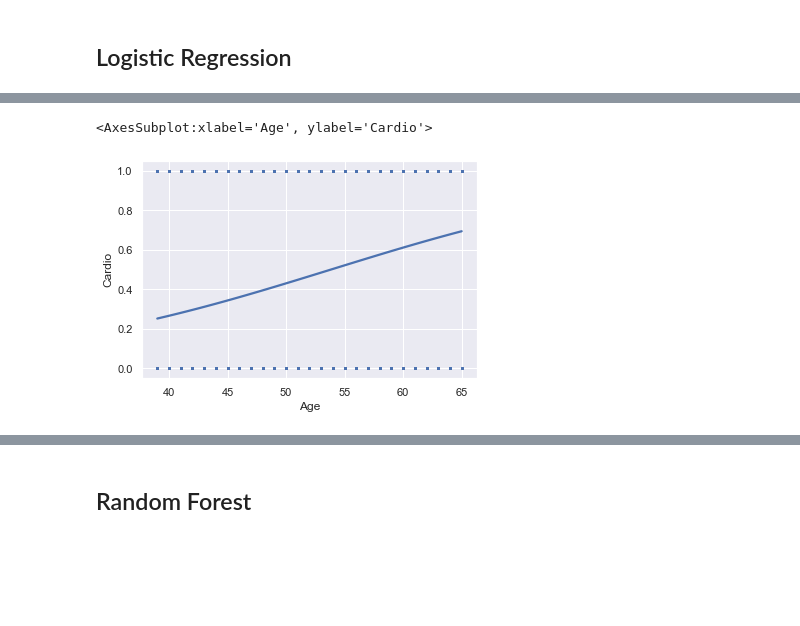
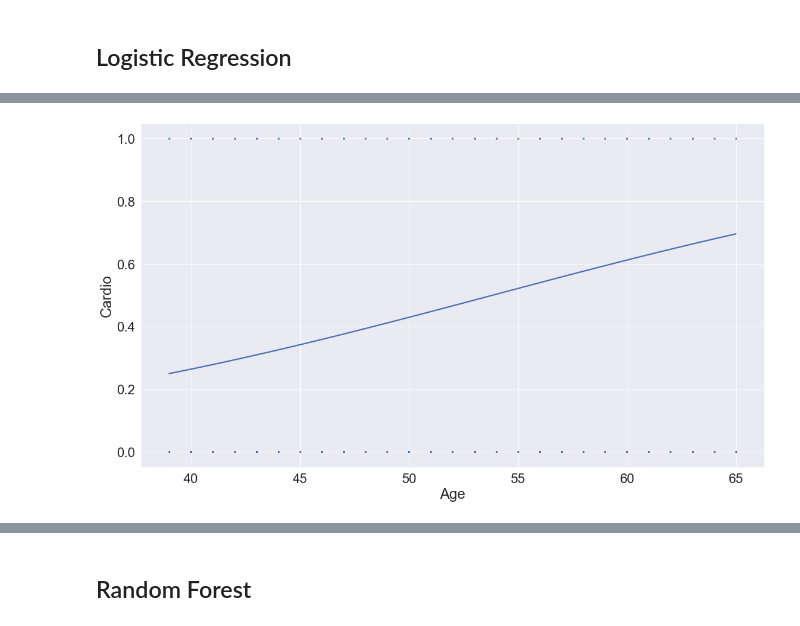
Before and after one commit to timothy-lew/dsai_mini_project, a Jupyter notebook: Final.ipynb, the cells around one changed output, grey strips where cells are left out. Drawn from its saved outputs; the diff is of its cells as text; code cells hidden in the pictures; blank space fills up the shorter version.

Commit message:
added logreg graphs for test_data 	modified:   Final.ipynb

```diff
--- a/Final.ipynb
+++ b/Final.ipynb
@@ -711,5 +723,5 @@ Coefficients of Regression      : a =  [[ 0.05504258 -0.08146667  0.09046663 -0.
 # %%
-sb.regplot(x=X_test['Age'], y=y_test, data=num_DF, logistic=True, ci=None, scatter_kws={'s':2})
+plot = sb.regplot(x=X_test['Age'], y=y_test, data=cardio_clean2, logistic=True, ci=None, scatter_kws={'s':2})
+plot.figure.set_size_inches(18.5, 10.5)
 # %% [output]
-<AxesSubplot:xlabel='Age', ylabel='Cardio'>
-[figure, old version]
+[figure, new version]
```
Also changed, not shown: parts of 27 cells of this notebook.
